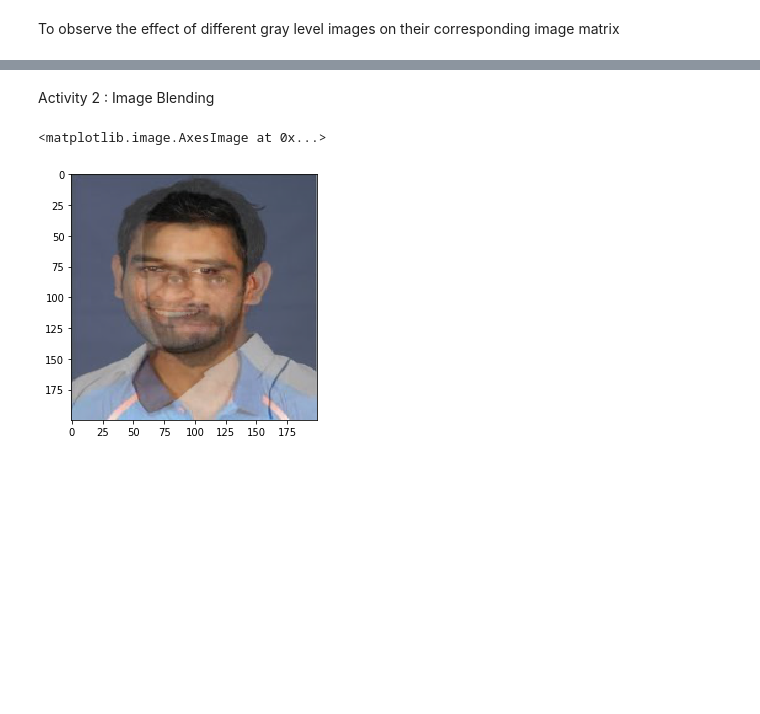
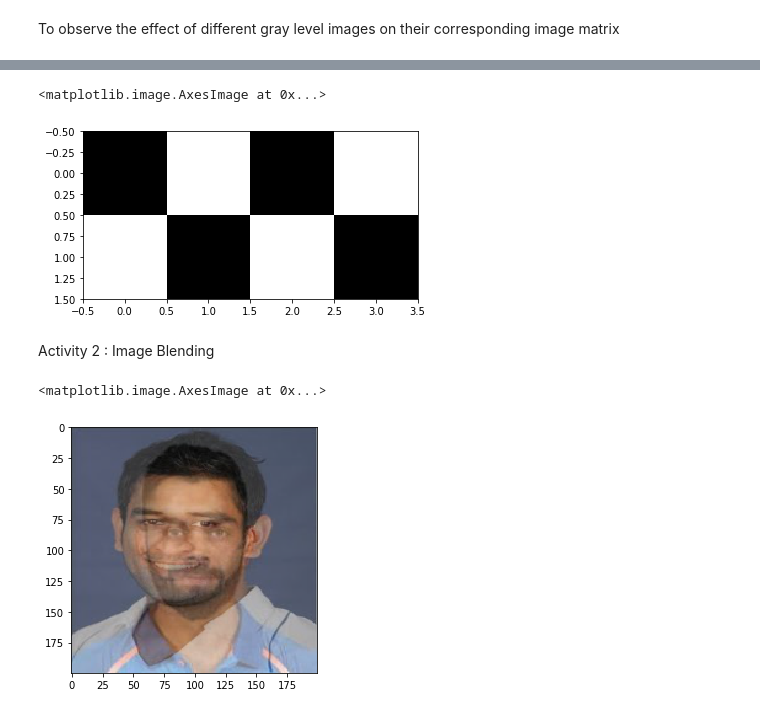
Before and after one commit to big-mac-overflow/Image-and-Video-Processing, a Jupyter notebook: expt_0.ipynb, the cells around one changed output, grey strips where cells are left out. Saved outputs shown, nothing was run; the diff lists cells and outputs as text; code cells hidden in the pictures; blank space fills up the shorter version.

```diff
--- a/expt_0.ipynb
+++ b/expt_0.ipynb
@@ -152,3 +196,14 @@ To observe the effect of different gray level images on their corresponding imag
+# %%
+import numpy as np
+data = [ [0 , 255, 0 , 255] , [255 , 0 , 255 , 0] ]     # defining an image using array
+
+plt.imshow(data) #plt will automatically convert into color
+
+img = data
+plt.imshow(img, cmap = 'gray')
+# %% [output]
+<matplotlib.image.AxesImage at 0x...>
+[figure, added]
 # %% [markdown]
 Activity 2 :
 Image Blending
```
Also changed, not shown: parts of 11 cells of this notebook.
